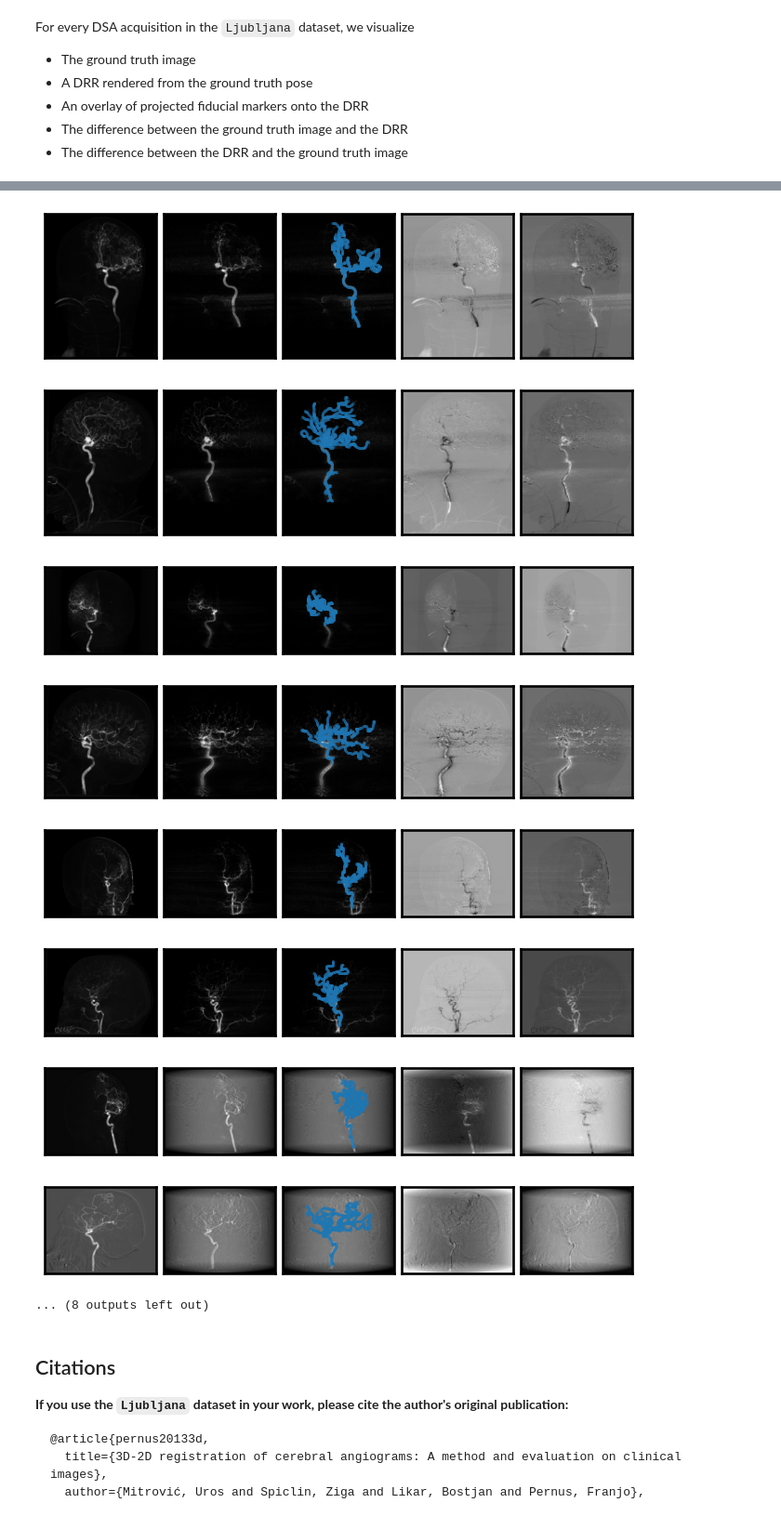
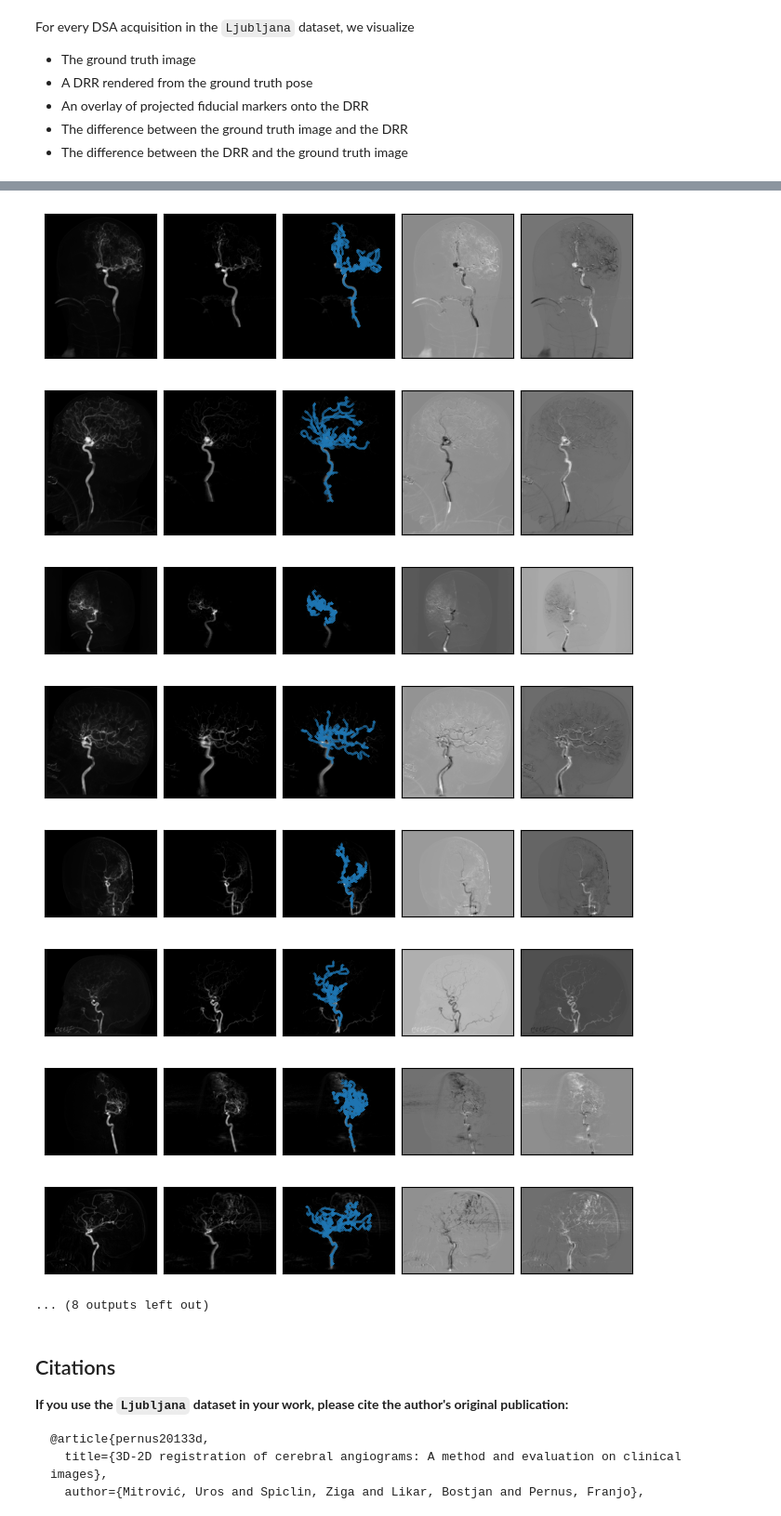
Before and after one commit to eigenvivek/DiffDRR-Datasets, a Jupyter notebook: notebooks/01_ljubljana.ipynb, the cells around one changed output, grey strips where cells are left out. Shown at 93% size. Saved outputs shown, nothing was run; the diff lists cells and outputs as text; code cells hidden in the pictures.

```diff
--- a/notebooks/01_ljubljana.ipynb
+++ b/notebooks/01_ljubljana.ipynb
@@ -73,7 +73,9 @@ class LjubljanaDataset(torch.utils.data.Dataset):
         )
 
         if self.preprocess:
-            img += 1
+            img = img - img.mode().values.mode().values.item()  # Subtract background color
+            img = torch.clamp(img, -1, 0) + 1  # Restrict to [0, 1]
+            img += 1  # Convert to log-scale
             img = img.max().log() - img.log()
 
         pose = (
@@ -178,7 +180,7 @@ class Transforms:
             [
                 Lambda(lambda x: (x - x.min()) / (x.max() - x.min() + eps)),
                 Resize((height, width), antialias=True),
-                Normalize(mean=0.0774, std=0.0569),
+                Normalize(mean=0.0306, std=0.0564),
             ]
         )
 
@@ -247,7 +249,7 @@ for id_number in range(1, 11):
             delx,
             width,
             dely,
-            -x0,
+            x0,
             y0,
             reverse_x_axis=False,
         )
@@ -268,11 +270,11 @@ for id_number in range(1, 11):
-[figure, old version]
+[figure, new version]
-[figure, old version]
+[figure, new version]
-[figure, old version]
+[figure, new version]
-[figure, old version]
+[figure, new version]
-[figure, old version]
+[figure, new version]
-[figure, old version]
+[figure, new version]
-[figure, old version]
+[figure, new version]
-[figure, old version]
+[figure, new version]
 ... (8 outputs left out)
 # %% [markdown]
 ## Citations
```
Also changed, not shown: parts of 3 cells of this notebook, 8 other files.
